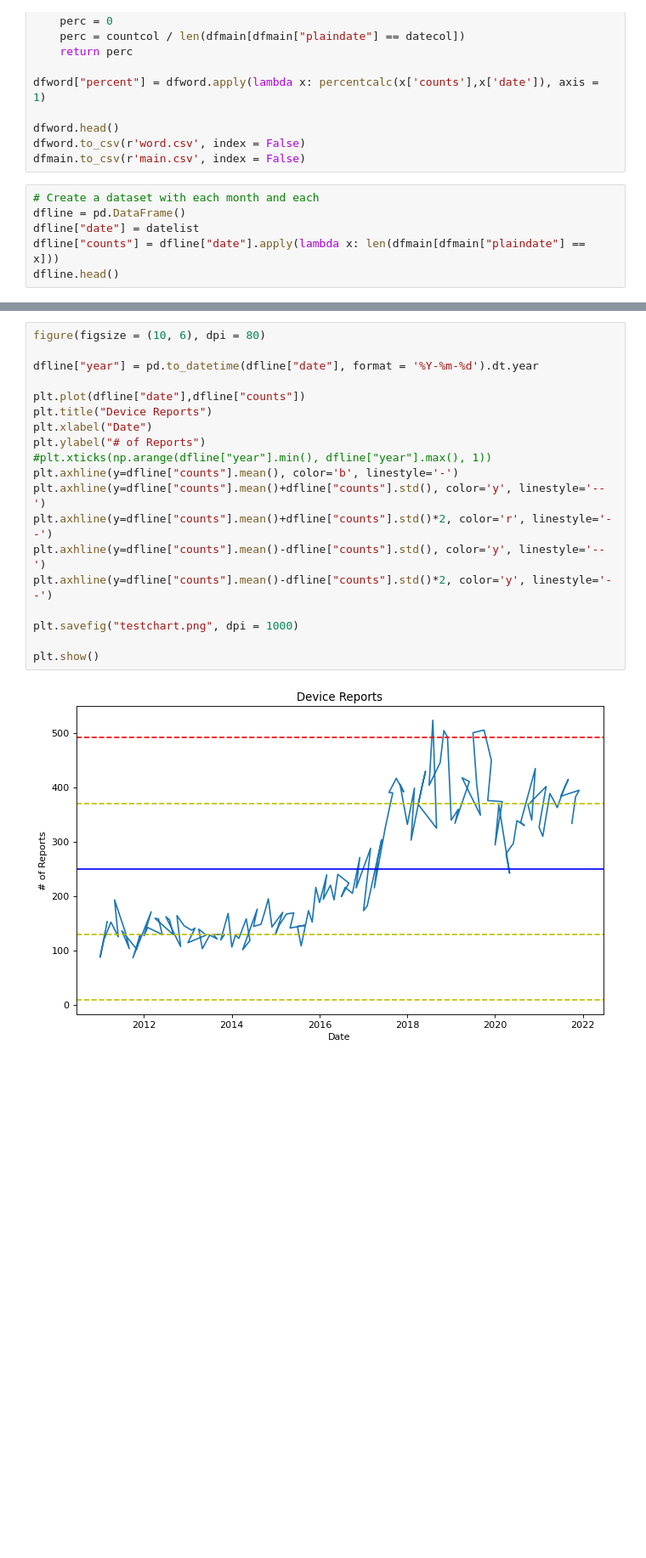
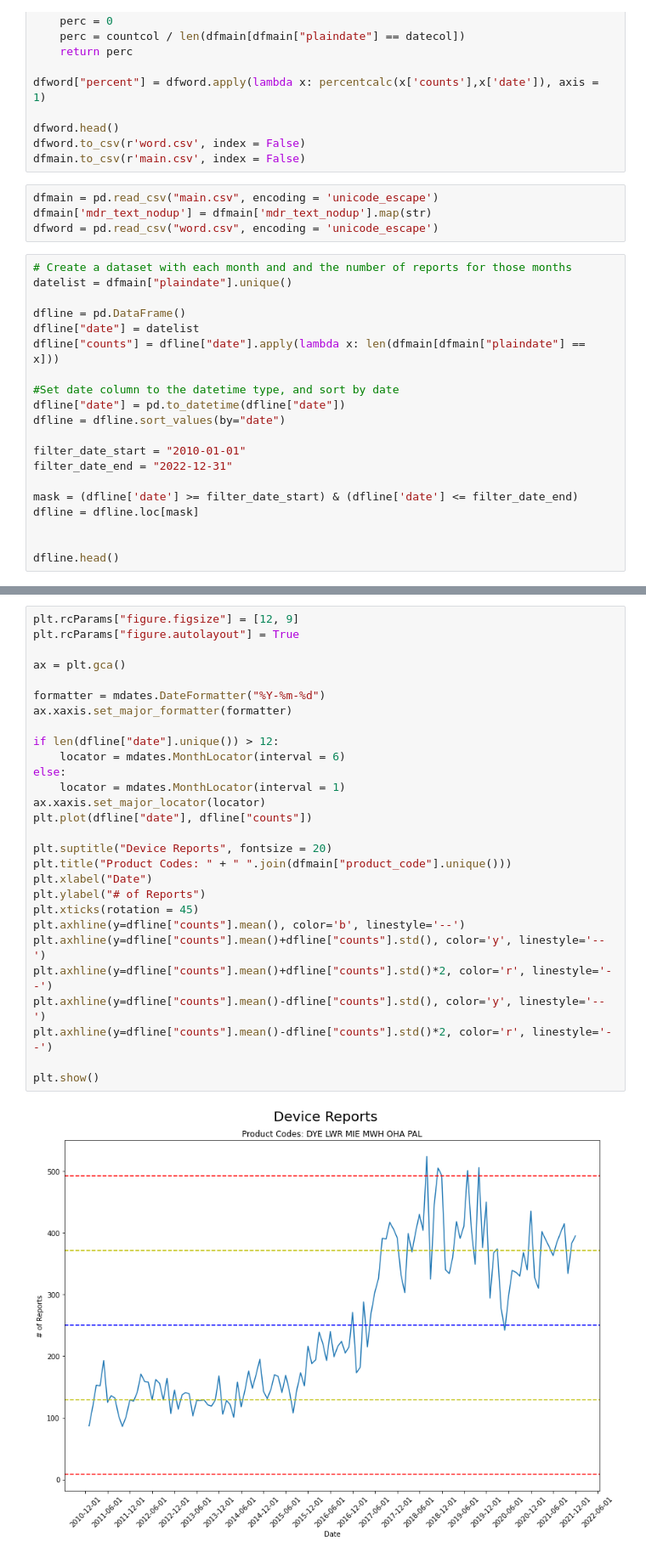
Before and after one commit to allenbutt/FDA, a Jupyter notebook: FDA.ipynb, the cells around one changed output, grey strips where cells are left out. Shown at 85% size. Saved outputs shown, nothing was run; the diff lists cells and outputs as text; blank space fills up the shorter version.

Commit message:
2022.06.21 Update
Completed general # of reports chart

```diff
--- a/FDA.ipynb
+++ b/FDA.ipynb
@@ -479,11 +479,29 @@ dfword["percent"] = dfword.apply(lambda x: percentcalc(x['counts'],x['date']), a
 dfword.head()
 dfword.to_csv(r'word.csv', index = False)
 dfmain.to_csv(r'main.csv', index = False)
+# %%
+dfmain = pd.read_csv("main.csv", encoding = 'unicode_escape')
+dfmain['mdr_text_nodup'] = dfmain['mdr_text_nodup'].map(str)
+dfword = pd.read_csv("word.csv", encoding = 'unicode_escape')
 # %%
-# Create a dataset with each month and each
+# Create a dataset with each month and and the number of reports for those months
+datelist = dfmain["plaindate"].unique()
+
 dfline = pd.DataFrame()
 dfline["date"] = datelist
 dfline["counts"] = dfline["date"].apply(lambda x: len(dfmain[dfmain["plaindate"] == x]))
+
+#Set date column to the datetime type, and sort by date
+dfline["date"] = pd.to_datetime(dfline["date"])
+dfline = dfline.sort_values(by="date")
+
+filter_date_start = "2010-01-01"
+filter_date_end = "2022-12-31"
+
+mask = (dfline['date'] >= filter_date_start) & (dfline['date'] <= filter_date_end)
+dfline = dfline.loc[mask]
+
+
 dfline.head()
 # %% [output]
 |  | date | counts |
@@ -495,21 +513,30 @@ dfline.head()
 # %%
-figure(figsize = (10, 6), dpi = 80)
+plt.rcParams["figure.figsize"] = [12, 9]
+plt.rcParams["figure.autolayout"] = True
 
-dfline["year"] = pd.to_datetime(dfline["date"], format = '%Y-%m-%d').dt.year
+ax = plt.gca()
 
-plt.plot(dfline["date"],dfline["counts"])
-plt.title("Device Reports")
+formatter = mdates.DateFormatter("%Y-%m-%d")
+ax.xaxis.set_major_formatter(formatter)
+
+if len(dfline["date"].unique()) > 12:
+    locator = mdates.MonthLocator(interval = 6)
+else:
+    locator = mdates.MonthLocator(interval = 1)
+ax.xaxis.set_major_locator(locator)
+plt.plot(dfline["date"], dfline["counts"])
+
+plt.suptitle("Device Reports", fontsize = 20)
+plt.title("Product Codes: " + " ".join(dfmain["product_code"].unique()))
 plt.xlabel("Date")
 plt.ylabel("# of Reports")
-#plt.xticks(np.arange(dfline["year"].min(), dfline["year"].max(), 1))
-plt.axhline(y=dfline["counts"].mean(), color='b', linestyle='-')
+plt.xticks(rotation = 45)
+plt.axhline(y=dfline["counts"].mean(), color='b', linestyle='--')
 plt.axhline(y=dfline["counts"].mean()+dfline["counts"].std(), color='y', linestyle='--')
 plt.axhline(y=dfline["counts"].mean()+dfline["counts"].std()*2, color='r', linestyle='--')
 plt.axhline(y=dfline["counts"].mean()-dfline["counts"].std(), color='y', linestyle='--')
-plt.axhline(y=dfline["counts"].mean()-dfline["counts"].std()*2, color='y', linestyle='--')
-
-plt.savefig("testchart.png", dpi = 1000)
+plt.axhline(y=dfline["counts"].mean()-dfline["counts"].std()*2, color='r', linestyle='--')
 
 plt.show()
 # %% [output]
-[figure, old version]
+[figure, new version]
```
Also changed, not shown: parts of 8 cells of this notebook.
